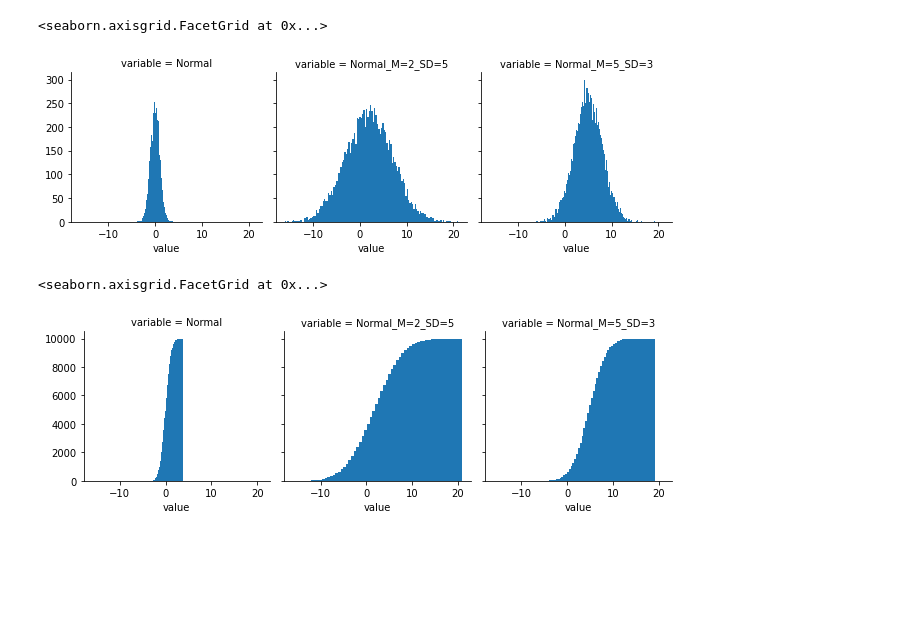
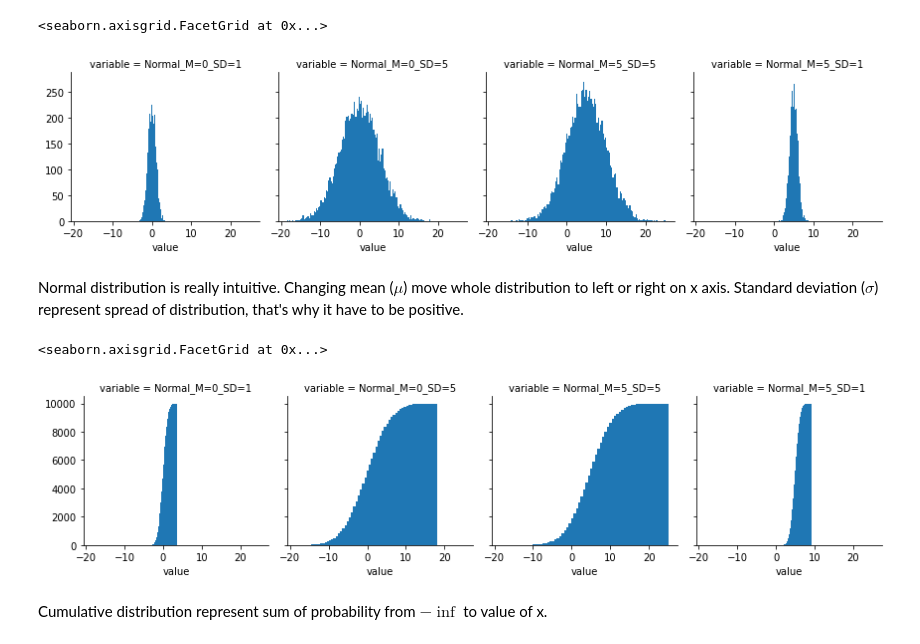
Before and after one commit to wkula/Data_Analytics, a Jupyter notebook: Lab2.ipynb, the cells around one changed output. Saved outputs shown, nothing was run; the diff lists cells and outputs as text; code cells hidden in the pictures; blank space fills up the shorter version.

```diff
--- a/Lab2.ipynb
+++ b/Lab2.ipynb
@@ -5,23 +7,29 @@ import numpy as np
 import matplotlib.pyplot as plt
 
 Normal_dict = {
-    "Normal":np.random.normal(size=10000),
-    "Normal_M=2_SD=5":np.random.normal(loc=2.,scale=5.,size=10000),
-    "Normal_M=5_SD=3":np.random.normal(loc=5.,scale=3.,size=10000)
+    "Normal_M=0_SD=1":np.random.normal(loc=0.,scale=1.,size=10000),
+    "Normal_M=0_SD=5":np.random.normal(loc=0.,scale=5.,size=10000),
+    "Normal_M=5_SD=5":np.random.normal(loc=5.,scale=5.,size=10000),
+    "Normal_M=5_SD=1":np.random.normal(loc=5.,scale=1.,size=10000)
 }
 # %%
 Dataframe=pd.DataFrame.from_dict(Normal_dict)
 # %%
 MeltedData=Dataframe.melt()
 # %%
-Graph=sns.FacetGrid(MeltedData, col="variable", sharex=True, col_wrap=3)
-Graph.map(plt.hist,"value",cumulative=False,bins=128)
+Graph=sns.FacetGrid(MeltedData, col="variable", sharex=True, col_wrap=4)
+Graph.map(plt.hist, "value", cumulative=False, bins=128)
 # %% [output]
 <seaborn.axisgrid.FacetGrid at 0x...>
-[figure, old version]
+[figure, new version]
+# %% [markdown]
+Normal distribution is really intuitive. Changing mean ($\mu$) move whole distribution to left or right on x axis.
+Standard deviation ($\sigma$) represent spread of distribution, that's why it have to be positive.
 # %%
-GraphCum=sns.FacetGrid(MeltedData, col="variable", sharex=True, col_wrap=3)
+GraphCum=sns.FacetGrid(MeltedData, col="variable", sharex=True, col_wrap=4)
 GraphCum.map(plt.hist,"value",cumulative=True,bins=64)
 # %% [output]
 <seaborn.axisgrid.FacetGrid at 0x...>
-[figure, old version]
+[figure, new version]
+# %% [markdown]
+Cumulative distribution represent sum of probability from $-\inf$ to value of x.
```
Also changed, not shown: parts of 13 cells of this notebook, 2 other files.
